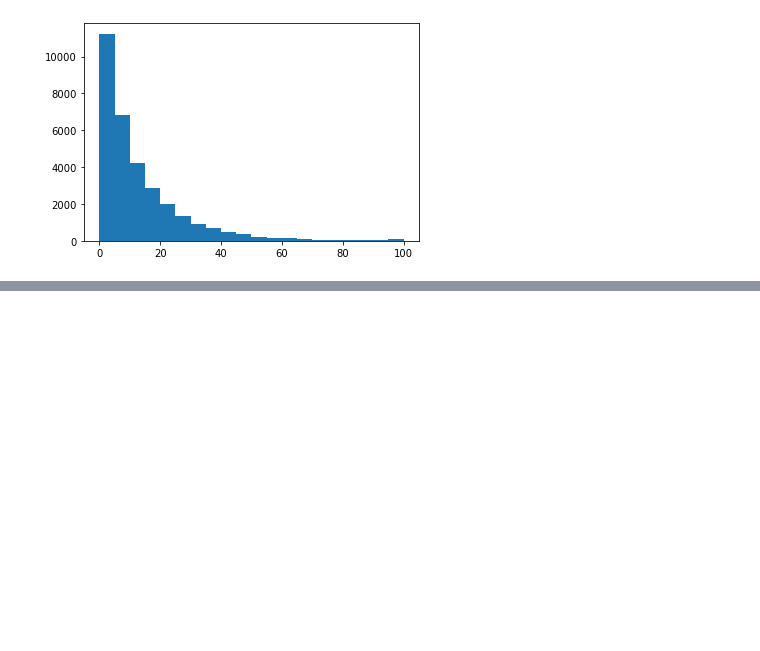
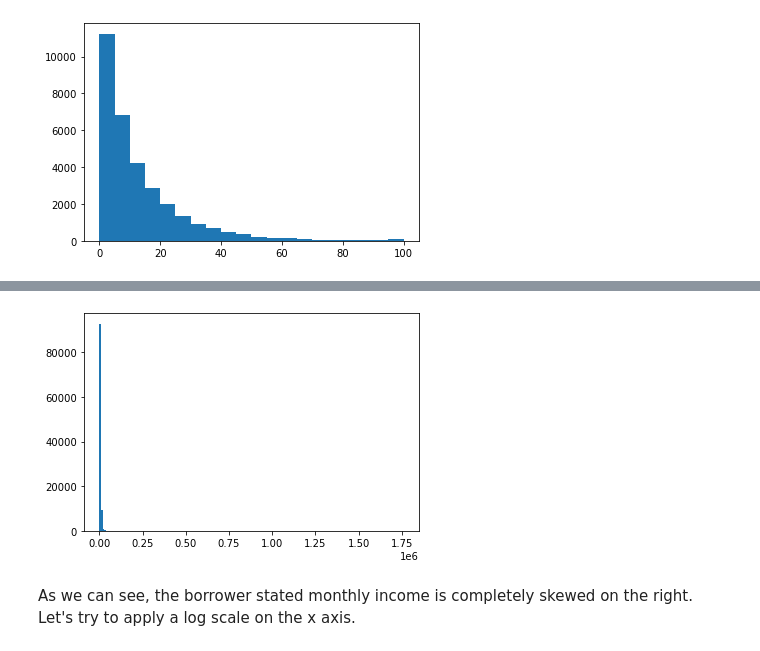
Before and after one commit to Simonmaignan/udacity-data-analysis, a Jupyter notebook: project-communicate-data-findings/data_exploration.ipynb, the cells around one changed output, grey strips where cells are left out. Drawn from its saved outputs; the diff is of its cells as text; code cells hidden in the pictures; blank space fills up the shorter version.

```diff
--- a/project-communicate-data-findings/data_exploration.ipynb
+++ b/project-communicate-data-findings/data_exploration.ipynb
@@ -281,0 +316,9 @@ We can see that the histogram is still very skewed to the right with the number
+# %%
+# histogram of borrower stated monthly income
+bin_step = 10000
+bins = np.arange(df_loan_data.StatedMonthlyIncome.min(), df_loan_data.StatedMonthlyIncome.max() + bin_step, bin_step);
+plt.hist(data=df_loan_data, x='StatedMonthlyIncome', color=base_color, bins=bins);
+# %% [output]
+[figure, added]
+# %% [markdown]
+As we can see, the borrower stated monthly income is completely skewed on the right. Let's try to apply a log scale on the x axis.
```
Also changed, not shown: parts of 34 cells of this notebook, 1 other file.
